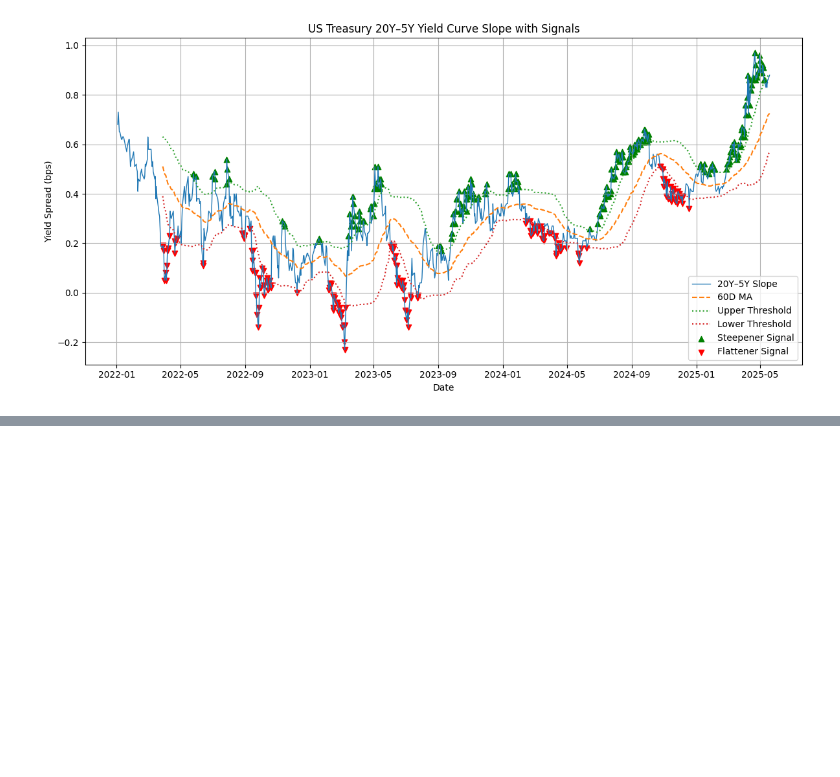
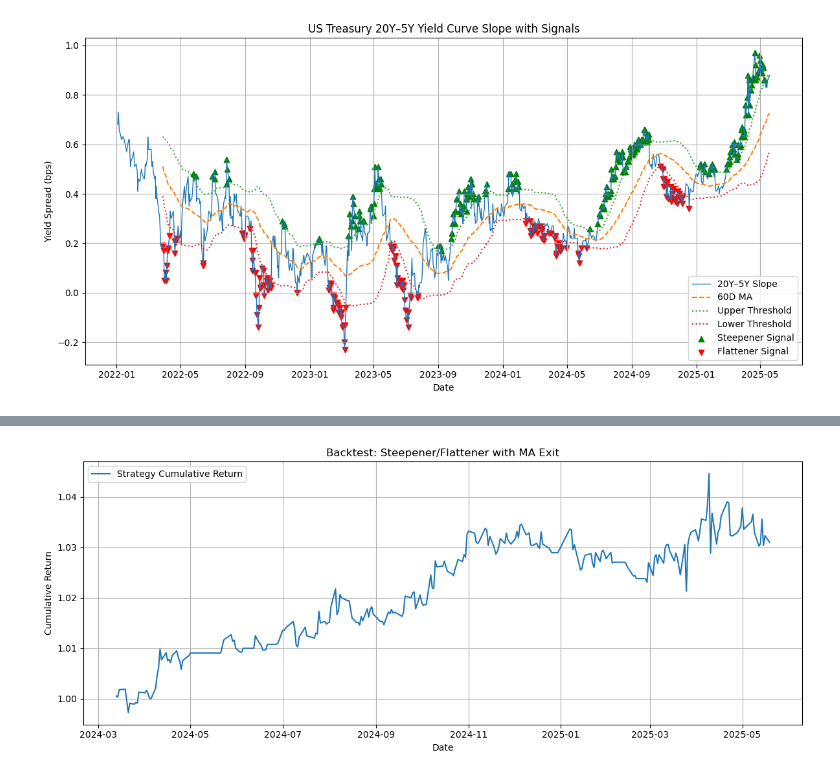
Before and after one commit to tenofovir/stock_analysis_tool, a Jupyter notebook: Quant.ipynb, the cells around one changed output, grey strips where cells are left out. Saved outputs shown, nothing was run; the diff lists cells and outputs as text; code cells hidden in the pictures; blank space fills up the shorter version.

```diff
--- a/Quant.ipynb
+++ b/Quant.ipynb
@@ -534,0 +589,98 @@ df_all.head()
+# %%
+import requests
+from bs4 import BeautifulSoup
+import pandas as pd
+import matplotlib.pyplot as plt
+from io import StringIO
+
+# 1. Fetch yield curve data for 5Y and 20Y (2020-2025)
+def fetch_year_data(year):
+    url = (
+        "https://home.treasury.gov/resource-center/data-chart-center/"
+        "interest-rates/TextView"
+        f"?type=daily_treasury_yield_curve&field_tdr_date_value={year}"
+    )
+    resp = requests.get(url); resp.raise_for_status()
+    soup = BeautifulSoup(resp.text, "html.parser")
+    table = soup.find("table")
+    headers = [th.get_text(strip=True) for th in table.find("thead").find_all("th")]
+    rows = [
+        [td.get_text(strip=True).replace('*','') for td in tr.find_all("td")]
+        for tr in table.find("tbody").find_all("tr")
+    ]
+    df = pd.DataFrame(rows, columns=headers)
+    df["Date"] = pd.to_datetime(df["Date"])
+    df.set_index("Date", inplace=True)
+    return df
+
+years = [2025, 2024]
+yc = pd.concat([fetch_year_data(y) for y in years]).sort_index()
+yc = yc.rename(columns={'5 Yr':'Y5','20 Yr':'Y20'})
+yc[['Y5','Y20']] = yc[['Y5','Y20']].apply(pd.to_numeric, errors='coerce')
+yc = yc.dropna(subset=['Y5','Y20'])
+yc['Slope'] = yc['Y20'] - yc['Y5']
+yc['MA'] = yc['Slope'].rolling(50).mean()
+yc['STD']= yc['Slope'].rolling(50).std()
+k = 1.0
+yc['Upper'] = yc['MA'] + k*yc['STD']
+yc['Lower'] = yc['MA'] - k*yc['STD']
+
+# 2. Fetch ETF prices from Stooq
+start, end = "20240101", "20250520"
+def fetch_stooq(sym):
+    url = f"https://stooq.com/q/d/l/?s={sym}&d1={start}&d2={end}&i=d"
+    df = pd.read_csv(StringIO(requests.get(url).text), parse_dates=['Date'], index_col='Date')
+    return df['Close'].sort_index()
+
+prices = pd.DataFrame({
+    'Short': fetch_stooq("2856.jp"),
+    'Long':  fetch_stooq("2621.jp")
+}).dropna()
+
+# 3. Calculate returns
+rets = prices.pct_change().dropna()
+
+# 4. Merge slope and returns
+df = yc[['Slope','MA','Upper','Lower']].join(rets, how='inner').dropna()
+
+# 5. Generate position based on entry/exit rules
+position = 0
+positions = []
+for idx, row in df.iterrows():
+    slope, ma, upper, lower = row['Slope'], row['MA'], row['Upper'], row['Lower']
+    if position == 0:
+        if slope > upper:
+            position = 1  # enter steepener
+        elif slope < lower:
+            position = -1  # enter flattener
+    elif position == 1:
+        if slope <= ma:
+            position = 0  # exit steepener
+    elif position == -1:
+        if slope >= ma:
+            position = 0  # exit flattener
+    positions.append(position)
+df['Position'] = positions
+
+# 6. Hedge ratio (duration short/duration long = 5/8)
+hedge_ratio = 4.3/15.9
+
+# 7. Strategy returns
+df['StrategyRet'] = df['Position'] * (df['Short'] - hedge_ratio*df['Long'])
+df['Cumulative'] = (1 + df['StrategyRet']).cumprod()
+
+# 8. Plot results
+plt.figure(figsize=(12,5))
+plt.plot(df['Cumulative'], label='Strategy Cumulative Return')
+plt.title('Backtest: Steepener/Flattener with MA Exit')
+plt.xlabel('Date'); plt.ylabel('Cumulative Return')
+plt.legend(); plt.grid(True); plt.tight_layout()
+plt.show()
+
+# 9. Performance metrics
+total = df['Cumulative'].iloc[-1] - 1
+annual = df['Cumulative'].resample('Y').last().pct_change().mean()
+print(f"Total Return: {total:.2%}")
+print(f"Annualized Return: {annual:.2%}")
+# %% [output]
+[figure, added]
```
Also changed, not shown: parts of 9 cells of this notebook.
